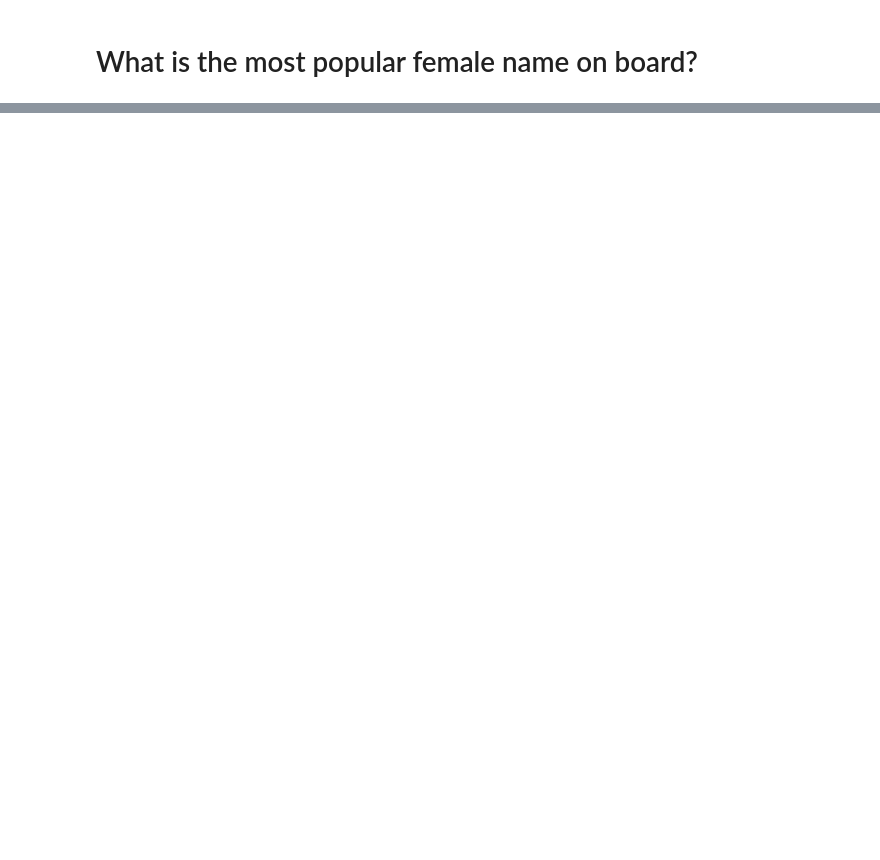
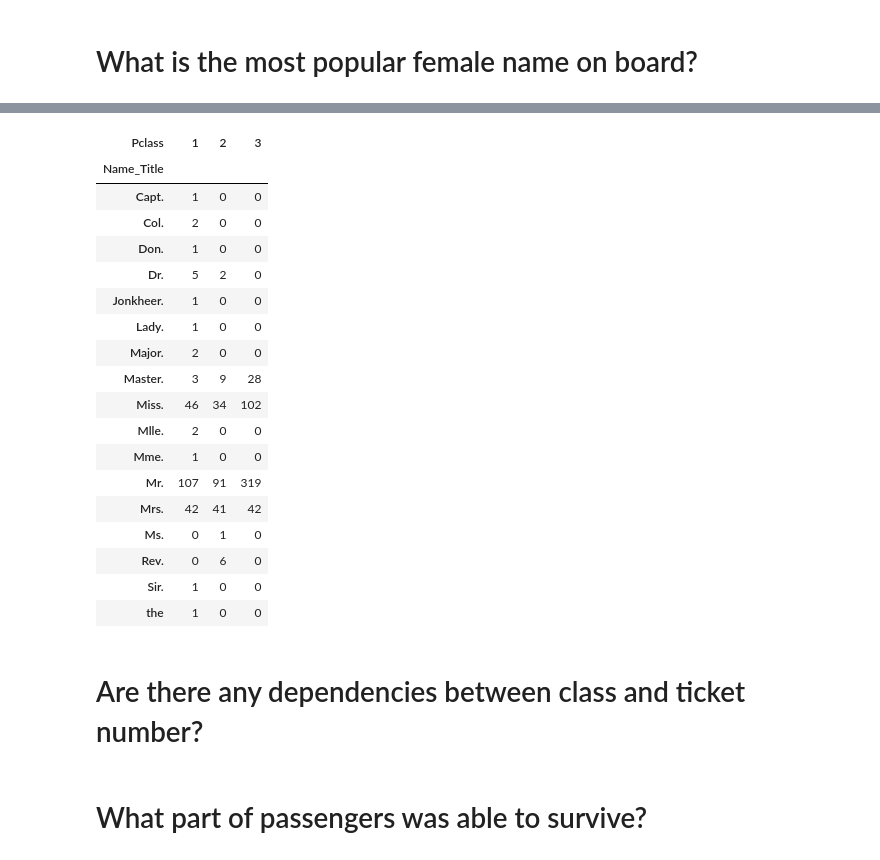
Before and after one commit to Lizyamba/Elizaveta-Vostrikova, a Jupyter notebook: Lab #1 Intoduction to instruments.ipynb, the cells around one changed output, grey strips where cells are left out. Saved outputs shown, nothing was run; the diff lists cells and outputs as text; code cells hidden in the pictures; blank space fills up the shorter version.

```diff
--- a/Lab #1 Intoduction to instruments.ipynb
+++ b/Lab #1 Intoduction to instruments.ipynb
@@ -120,0 +242,4 @@ Name: Name, dtype: object
+# %%
+#data['Name'].head()
+data['Name_Title'] = data['Name'].apply(lambda x: x.split(',')[1]).apply(lambda x: x.split()[0])
+data['Name_Title'].value_counts()
@@ -120,0 +265,26 @@ Name: Name, dtype: object
+# %%
+pd.crosstab(data['Name_Title'],data['Pclass'])
+# %% [output]
+| Pclass | 1 | 2 | 3 |
+| Name_Title |  |  |  |
+| Capt. | 1 | 0 | 0 |
+| Col. | 2 | 0 | 0 |
+| Don. | 1 | 0 | 0 |
+| Dr. | 5 | 2 | 0 |
+| Jonkheer. | 1 | 0 | 0 |
+| Lady. | 1 | 0 | 0 |
+| Major. | 2 | 0 | 0 |
+| Master. | 3 | 9 | 28 |
+| Miss. | 46 | 34 | 102 |
+| Mlle. | 2 | 0 | 0 |
+| Mme. | 1 | 0 | 0 |
+| Mr. | 107 | 91 | 319 |
+| Mrs. | 42 | 41 | 42 |
+| Ms. | 0 | 1 | 0 |
+| Rev. | 0 | 6 | 0 |
+| Sir. | 1 | 0 | 0 |
+| the | 1 | 0 | 0 |
+# %% [markdown]
+# Are there any dependencies between class and ticket number?
+# %% [markdown]
+# What part of passengers was able to survive?
```
Also changed, not shown: parts of 12 cells of this notebook.
